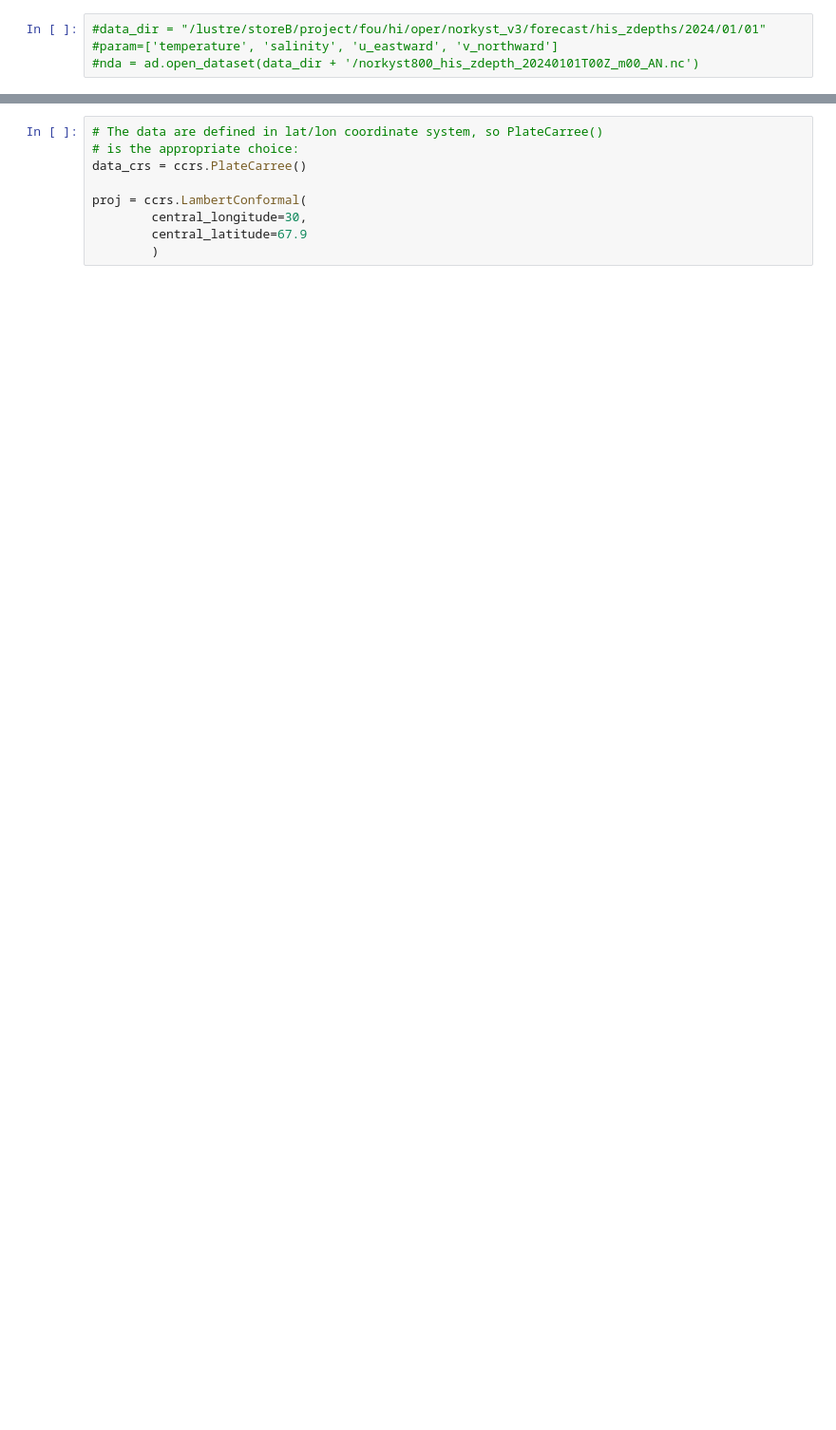
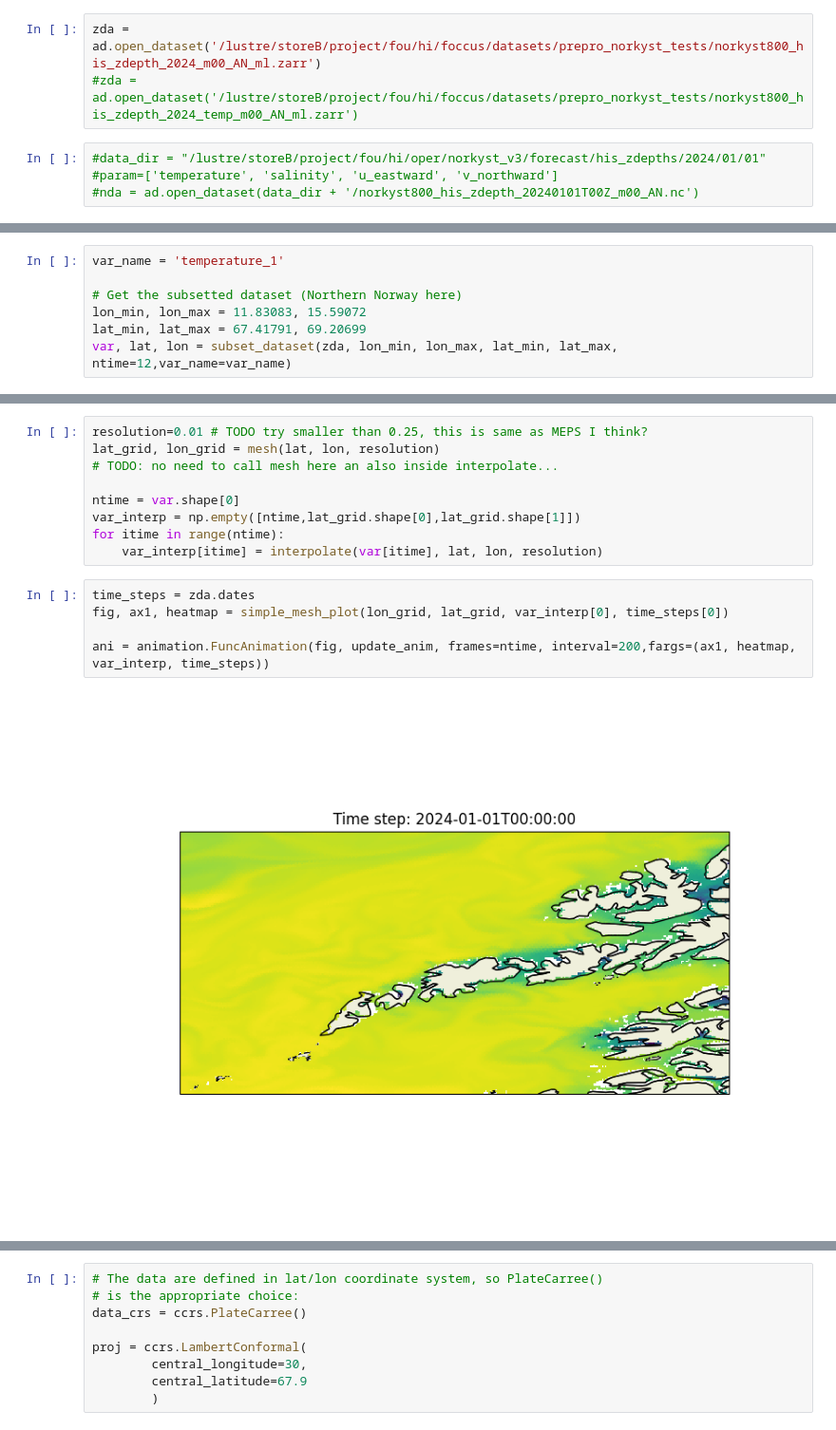
Before and after one commit to metno/ocean-ai, a Jupyter notebook: datasets/plot_zarr.ipynb, the cells around one changed output, grey strips where cells are left out. Shown at 95% size. Saved outputs shown, nothing was run; the diff lists cells and outputs as text; blank space fills up the shorter version.

Commit message:
pcolormesh animation working. using interpolation with resolution=0.01

```diff
--- a/datasets/plot_zarr.ipynb
+++ b/datasets/plot_zarr.ipynb
@@ -14,3 +20,6 @@ zda = ad.open_dataset('./make-datasets/data/norkyst_v3_2024_01_01.zarr')
+# %%
+zda = ad.open_dataset('/lustre/storeB/project/fou/hi/foccus/datasets/prepro_norkyst_tests/norkyst800_his_zdepth_2024_m00_AN_ml.zarr')
+#zda = ad.open_dataset('/lustre/storeB/project/fou/hi/foccus/datasets/prepro_norkyst_tests/norkyst800_his_zdepth_2024_temp_m00_AN_ml.zarr')
 # %%
 #data_dir = "/lustre/storeB/project/fou/hi/oper/norkyst_v3/forecast/his_zdepths/2024/01/01" #param=['temperature', 'salinity', 'u_eastward', 'v_northward']
 #nda = ad.open_dataset(data_dir + '/norkyst800_his_zdepth_20240101T00Z_m00_AN.nc')
@@ -16,0 +28,7 @@ zda = ad.open_dataset('./make-datasets/data/norkyst_v3_2024_01_01.zarr')
+# %%
+var_name = 'temperature_1'
+
+# Get the subsetted dataset (Northern Norway here)
+lon_min, lon_max = 11.83083, 15.59072
+lat_min, lat_max = 67.41791, 69.20699
+var, lat, lon = subset_dataset(zda, lon_min, lon_max, lat_min, lat_max, ntime=12,var_name=var_name)
@@ -16,0 +39,16 @@ zda = ad.open_dataset('./make-datasets/data/norkyst_v3_2024_01_01.zarr')
+# %%
+resolution=0.01 # TODO try smaller than 0.25, this is same as MEPS I think?
+lat_grid, lon_grid = mesh(lat, lon, resolution)
+# TODO: no need to call mesh here an also inside interpolate...
+
+ntime = var.shape[0]
+var_interp = np.empty([ntime,lat_grid.shape[0],lat_grid.shape[1]])
+for itime in range(ntime):
+    var_interp[itime] = interpolate(var[itime], lat, lon, resolution)
+# %%
+time_steps = zda.dates
+fig, ax1, heatmap = simple_mesh_plot(lon_grid, lat_grid, var_interp[0], time_steps[0])
+
+ani = animation.FuncAnimation(fig, update_anim, frames=ntime, interval=200,fargs=(ax1, heatmap, var_interp, time_steps))
+# %% [output]
+[figure, added]
```
Also changed, not shown: parts of 25 cells of this notebook, 1 other file.
